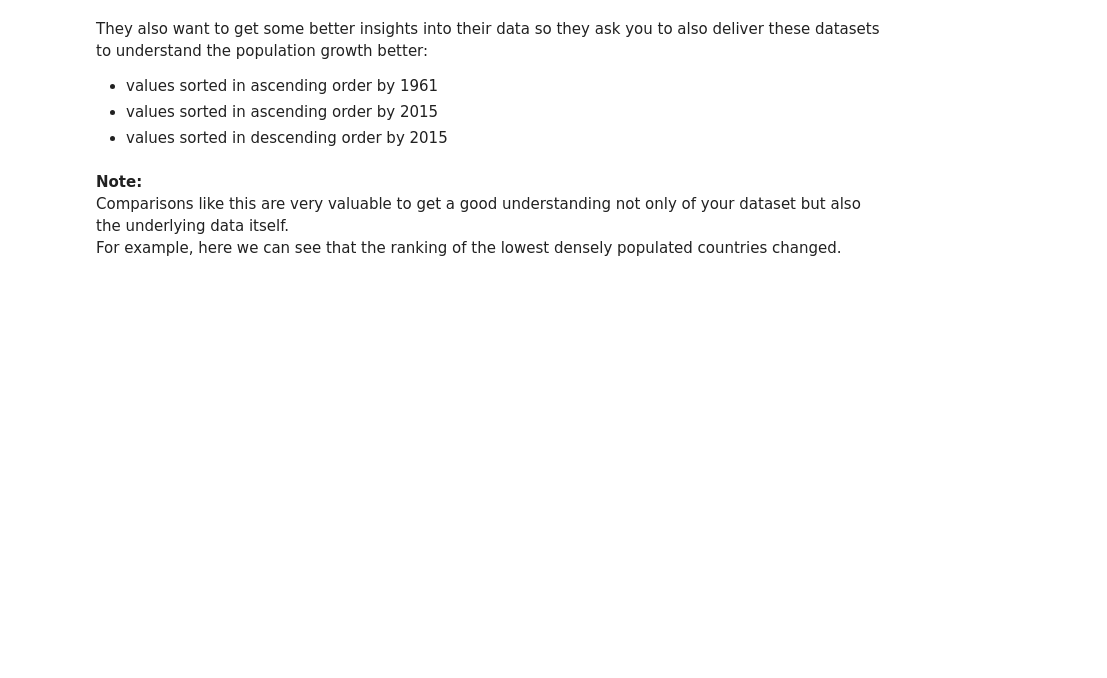
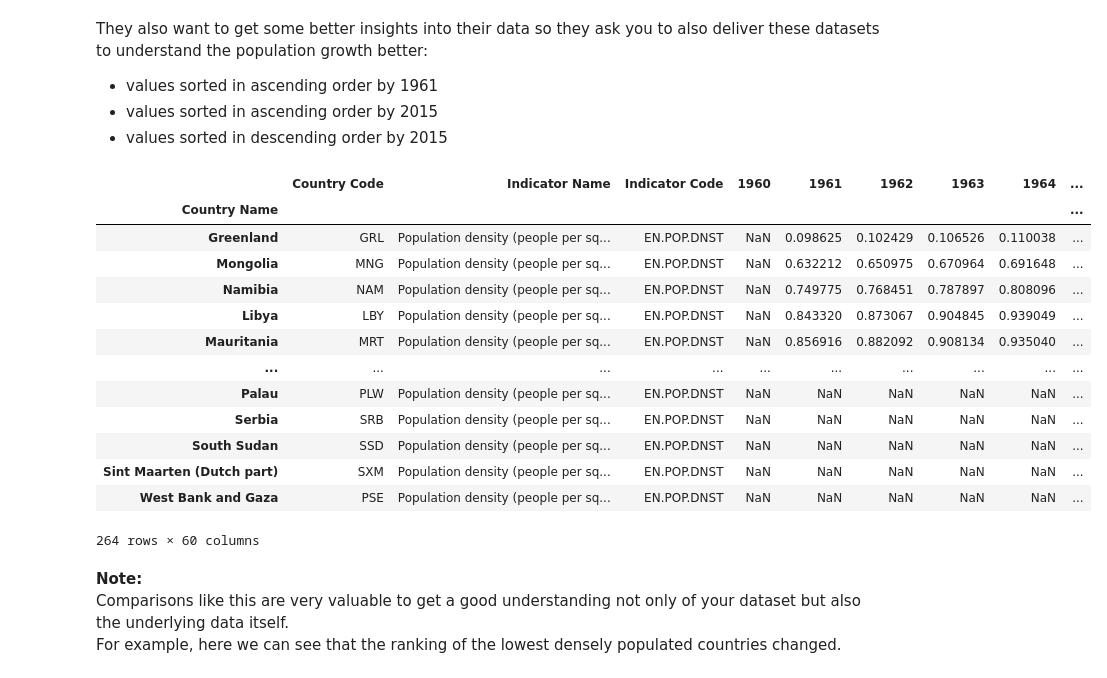
Before and after one commit to SurilPurohit/visualization-activities, a Jupyter notebook: Activity06/activity06.ipynb, the cells around one changed output. Saved outputs shown, nothing was run; the diff lists cells and outputs as text; code cells hidden in the pictures; blank space fills up the shorter version.

```diff
--- a/Activity06/activity06.ipynb
+++ b/Activity06/activity06.ipynb
@@ -53,5 +139,21 @@ They also want to get some better insights into their data so they ask you to al
 - values sorted in descending order by 2015
 # %%
 # values sorted by column 1961
+df.sort_values(by=['1961'])
+# %% [output]
+|  | Country Code | Indicator Name | Indicator Code | 1960 | 1961 | 1962 | 1963 | 1964 | ... |
+| Country Name |  |  |  |  |  |  |  |  | ... |
+| Greenland | GRL | Population density (people per sq... | EN.POP.DNST | NaN | 0.098625 | 0.102429 | 0.106526 | 0.110038 | ... |
+| Mongolia | MNG | Population density (people per sq... | EN.POP.DNST | NaN | 0.632212 | 0.650975 | 0.670964 | 0.691648 | ... |
+| Namibia | NAM | Population density (people per sq... | EN.POP.DNST | NaN | 0.749775 | 0.768451 | 0.787897 | 0.808096 | ... |
+| Libya | LBY | Population density (people per sq... | EN.POP.DNST | NaN | 0.843320 | 0.873067 | 0.904845 | 0.939049 | ... |
+| Mauritania | MRT | Population density (people per sq... | EN.POP.DNST | NaN | 0.856916 | 0.882092 | 0.908134 | 0.935040 | ... |
+| ... | ... | ... | ... | ... | ... | ... | ... | ... | ... |
+| Palau | PLW | Population density (people per sq... | EN.POP.DNST | NaN | NaN | NaN | NaN | NaN | ... |
+| Serbia | SRB | Population density (people per sq... | EN.POP.DNST | NaN | NaN | NaN | NaN | NaN | ... |
+| South Sudan | SSD | Population density (people per sq... | EN.POP.DNST | NaN | NaN | NaN | NaN | NaN | ... |
+| Sint Maarten (Dutch part) | SXM | Population density (people per sq... | EN.POP.DNST | NaN | NaN | NaN | NaN | NaN | ... |
+| West Bank and Gaza | PSE | Population density (people per sq... | EN.POP.DNST | NaN | NaN | NaN | NaN | NaN | ... |
+264 rows × 60 columns
 # %%
 # values sorted by column 2015
```
Also changed, not shown: parts of 13 cells of this notebook.
